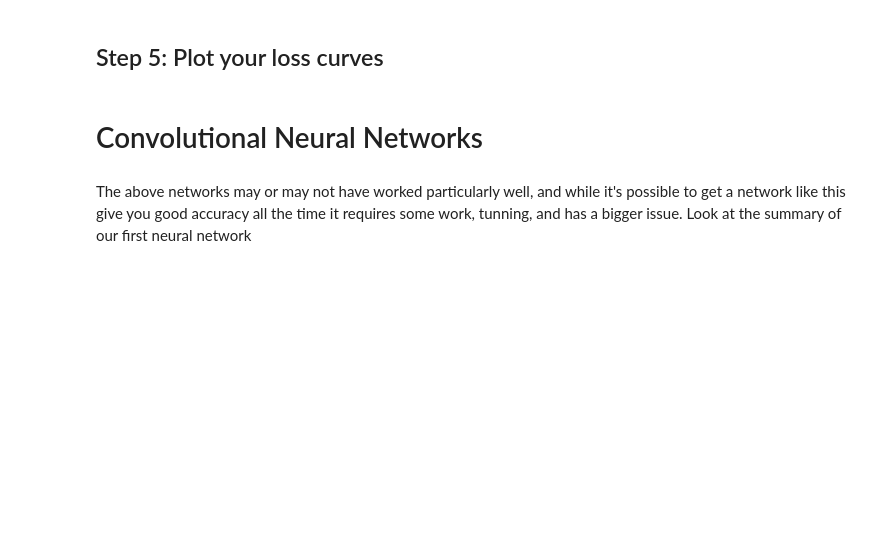
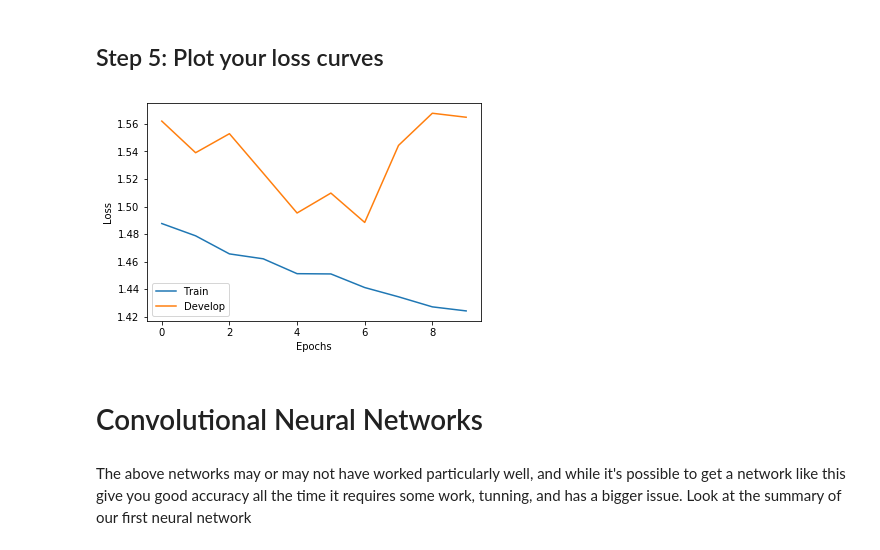
Before and after one commit to jsearcy1/racsml, a Jupyter notebook: notebooks/3-ConvolutionalNN.ipynb, the cells around one changed output. Drawn from its saved outputs; the diff is of its cells as text; code cells hidden in the pictures; blank space fills up the shorter version.

```diff
--- a/notebooks/3-ConvolutionalNN.ipynb
+++ b/notebooks/3-ConvolutionalNN.ipynb
@@ -367,0 +377,13 @@ plt.imshow(np.hstack(cfX_train[0:7])) #hstack aranges the first 7 images into on
+# %%
+"Your code here normalize cfX_train/test/develop"
+
+print("Datatype:",cfX_train.dtype, "\nMax value:", cfX_train.max())
+
+cfX_train = cfX_train.astype('float32')
+cfX_test = cfX_test.astype('float32')
+
+if cfX_train.max()>1:    #Jake, students will run into trouble if they run this cell more than once, added some logic to avoid
+    cfX_train = cfX_train/255
+    cfX_test = cfX_test/255
+    cfX_develop = cfX_develop/255
+print("Datatype:",cfX_train.dtype, "\nMax value:", cfX_train.max())
@@ -383,0 +409,8 @@ Name them:
+# %%
+"Your code here"
+
+cfY_train_one_hot = tf.keras.utils.to_categorical(cfY_train, 10)
+cfY_develop_one_hot =  tf.keras.utils.to_categorical(cfY_develop, 10)
+cfY_test_one_hot =  tf.keras.utils.to_categorical(cfY_test, 10)
+
+print('Example:',cfY_train[0],'=',cfY_train_one_hot[0])
@@ -404,0 +442,18 @@ Create and compile a model named **cifar_model**
+# %%
+"your code here"
+
+cfinput_layer=tf.keras.layers.Input( shape=cfX_train.shape[1:] ) # Shape here does not include the batch size
+
+## Here is our magic layer to turn image data into something a dense layer can use
+cfflat_input=tf.keras.layers.Flatten()(cfinput_layer )#Dense layers take a shape of ( batch x features)
+##
+cfhidden_layer1=tf.keras.layers.Dense(100,activation='relu')(cfflat_input)     #Jake, define relu?
+cfhidden_layer2=tf.keras.layers.Dense(100,activation='relu')(cfhidden_layer1)
+cfoutput_layer=tf.keras.layers.Dense(n_targets,activation='softmax')(cfhidden_layer2)
+cifar_model=tf.keras.models.Model(cfinput_layer,cfoutput_layer)
+
+cifar_model.compile(loss='categorical_crossentropy',
+              optimizer='adam',
+              metrics=['accuracy'])
+
+cifar_model.summary()
@@ -423,6 +516,10 @@ history=cifar_model.fit(cfX_train, cfY_train_one_hot,
 ## Step 5: Plot your loss curves
 # %%
 "your code here"
+
+plot_history(history)
+# %% [output]
+[figure, added]
 # %% [markdown]
 # Convolutional Neural Networks
 # %% [markdown]
```
Also changed, not shown: parts of 36 cells of this notebook, 1 other file.
